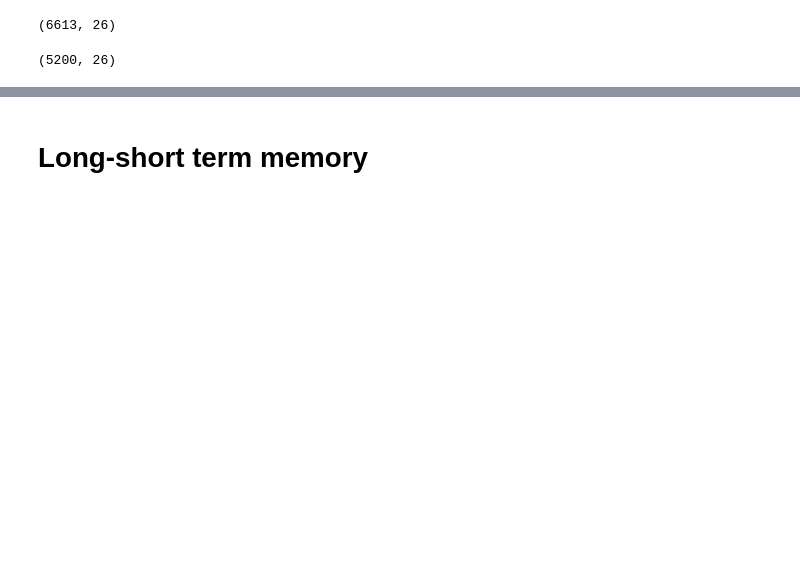
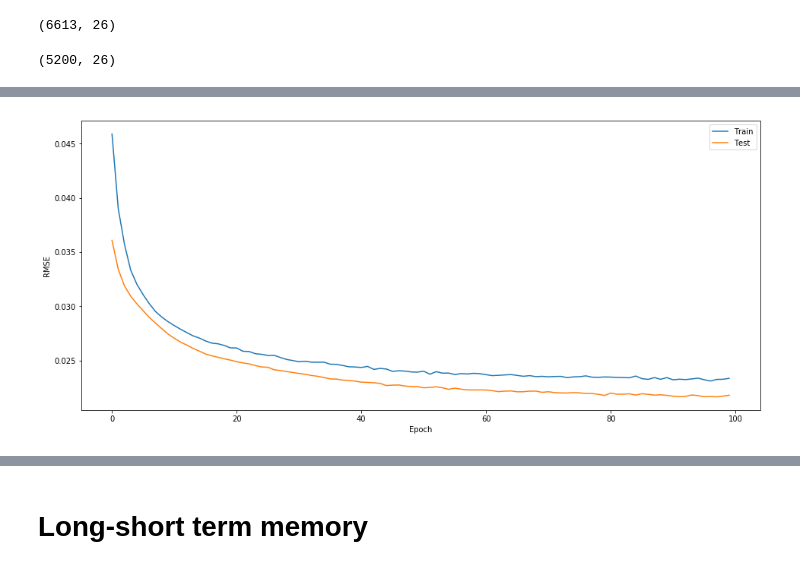
Before and after one commit to mdymczyk/anomaly-detection, a Jupyter notebook: OReilly_Anomaly_Detection.ipynb, the cells around one changed output, grey strips where cells are left out. Drawn from its saved outputs; the diff is of its cells as text; code cells hidden in the pictures; blank space fills up the shorter version.

```diff
--- a/OReilly_Anomaly_Detection.ipynb
+++ b/OReilly_Anomaly_Detection.ipynb
@@ -117,3 +140,22 @@ model = mx.mod.Module(
     data_names=['data'],
     label_names=['data']
 )
+# %%
+# Custom logger handler to intercept training and validation RMSE
+# MXNet by default only exposes training RMSE through callbacks
+import logging
+logging.getLogger().setLevel(logging.DEBUG)
+
+train_rmse = []
+test_rmse = []
+
+class RMSEHandler(logging.Handler):
+    def emit(self, record):
+        log_entry = self.format(record)
+        if "Train-rmse" in log_entry:
+            train_rmse.append( float( log_entry.split("=")[1] ) )
+        elif "Validation-rmse" in log_entry:
+            test_rmse.append( float( log_entry.split("=")[1] ) )
+
+logging.getLogger().handlers = []
+logging.getLogger().addHandler(RMSEHandler())
@@ -126,0 +176,14 @@ model.fit(train_iter,
+# %%
+# Plot the training vs test rmse
+def plot_errors(train_rmse, test_rmse):
+    epochs = range(len(train_rmse))
+    plt.plot(epochs, train_rmse, label='Train')
+    plt.plot(epochs, test_rmse, label='Test')
+    plt.ylabel('RMSE')
+    plt.xlabel('Epoch')
+    plt.legend()
+    plt.show()
+# %%
+plot_errors(train_rmse, test_rmse)
+# %% [output]
+[figure, added]
```
Also changed, not shown: parts of 35 cells of this notebook.
